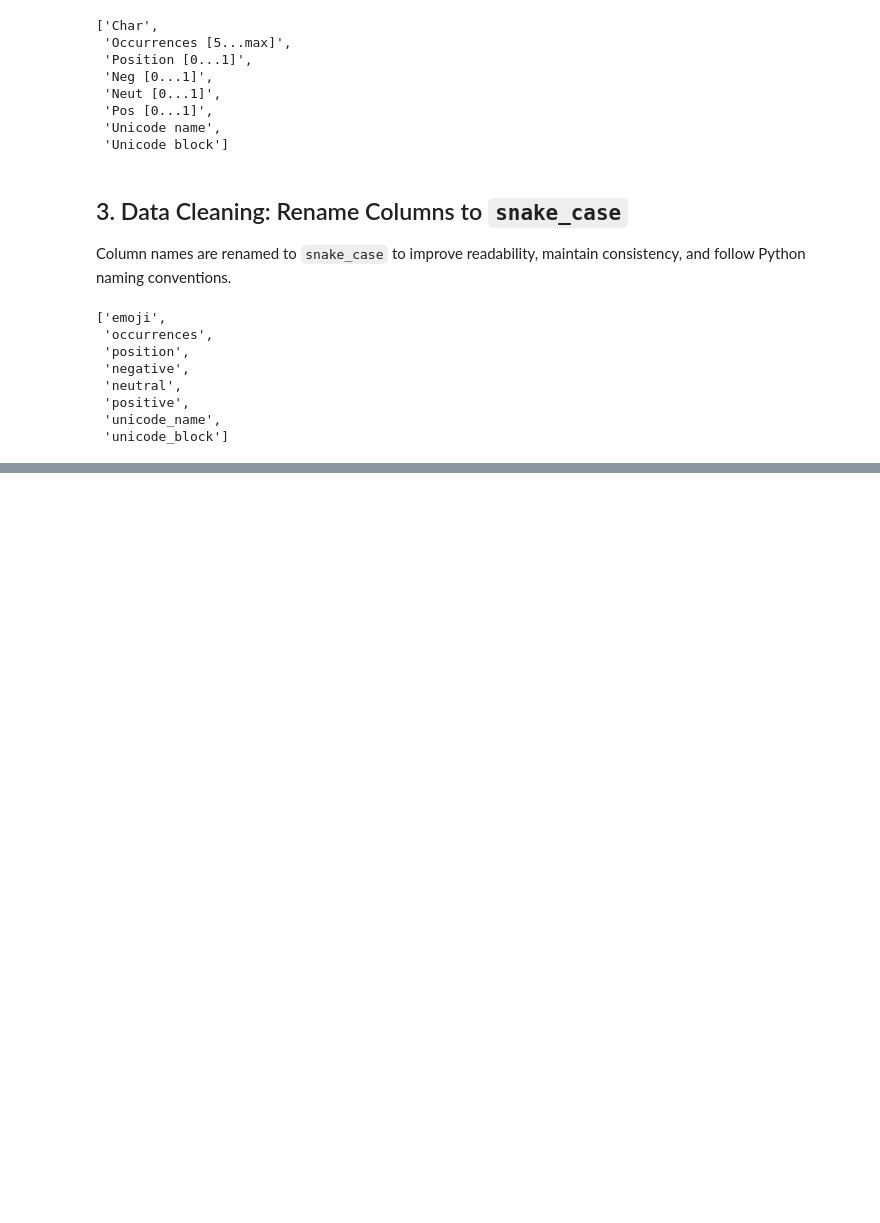
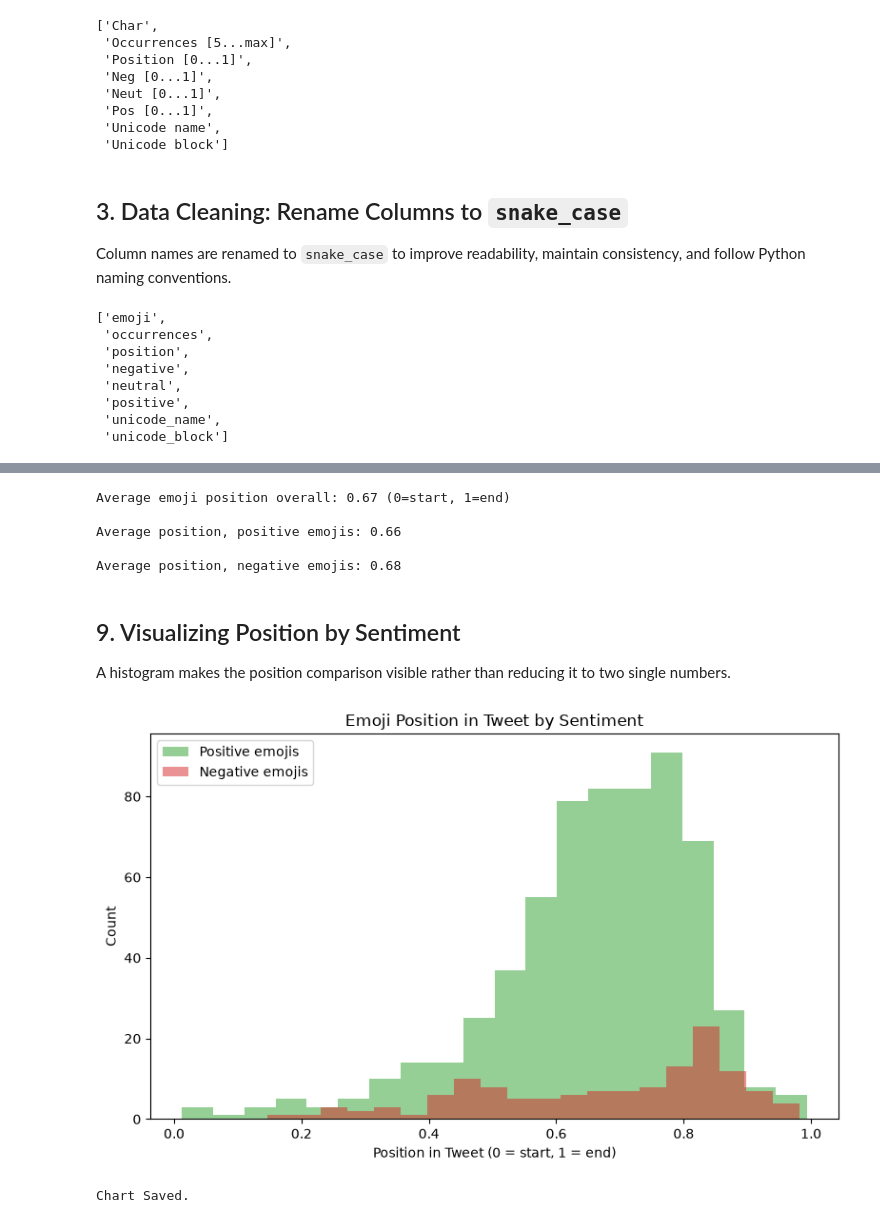
Before and after one commit to dakshita01/data-science-portfolio, a Jupyter notebook: 02-emoji-sentiment/notebook/emoji_sentiment.ipynb, the cells around one changed output, grey strips where cells are left out. Cells and saved outputs as stored; diff of their text form; code cells hidden in the pictures; blank space fills up the shorter version.

Commit message:
feat: add sentiment analysis, position analysis and visualizations

```diff
--- a/02-emoji-sentiment/notebook/emoji_sentiment.ipynb
+++ b/02-emoji-sentiment/notebook/emoji_sentiment.ipynb
@@ -107,0 +112,5 @@ df.columns.tolist()
+# %%
+df['sentiment'] = df['positive'] - df['negative']
+df['positive_flag'] = df['sentiment'] > 0
+
+df[['emoji', 'positive', 'negative', 'sentiment', 'positive_flag']].head()
@@ -107,0 +168,56 @@ df.columns.tolist()
+# %%
+avg_position = df['position'].mean()
+print(f"Average emoji position overall: {avg_position:.2f} (0=start, 1=end)")
+
+positive_position = df[df['positive_flag']]['position'].mean()
+negative_position = df[~df['positive_flag']]['position'].mean()
+
+print()
+print(f"Average position, positive emojis: {positive_position:.2f}")
+print()
+print(f"Average position, negative emojis: {negative_position:.2f}")
+# %% [output]
+Average emoji position overall: 0.67 (0=start, 1=end)
+
+Average position, positive emojis: 0.66
+
+Average position, negative emojis: 0.68
+# %% [markdown]
+## 9. Visualizing Position by Sentiment
+
+A histogram makes the position comparison visible rather than reducing
+it to two single numbers.
+# %%
+# import matplotlib for visualization
+import matplotlib.pyplot as plt
+
+# compare emoji position for positive and negative sentiment
+plt.figure(figsize=(8, 5))
+plt.hist(
+    df[df['positive_flag']]['position'],
+    bins=20,
+    alpha=0.5,
+    label='Positive emojis',
+    color='C2'
+)
+plt.hist(
+    df[~df['positive_flag']]['position'],
+    bins=20,
+    alpha=0.5,
+    label='Negative emojis',
+    color='C3'
+)
+plt.xlabel('Position in Tweet (0 = start, 1 = end)')
+plt.ylabel('Count')
+plt.title('Emoji Position in Tweet by Sentiment')
+plt.legend()
+plt.tight_layout()
+
+# Save the plot in the images/plots folder
+plt.savefig('../images/plots/position_by_sentiment_histogram.png', dpi=150, bbox_inches='tight')
+plt.show()
+
+print("Chart Saved.")
+# %% [output]
+[figure, added]
+Chart Saved.
```
Also changed, not shown: parts of 12 cells of this notebook, 2 other files.
